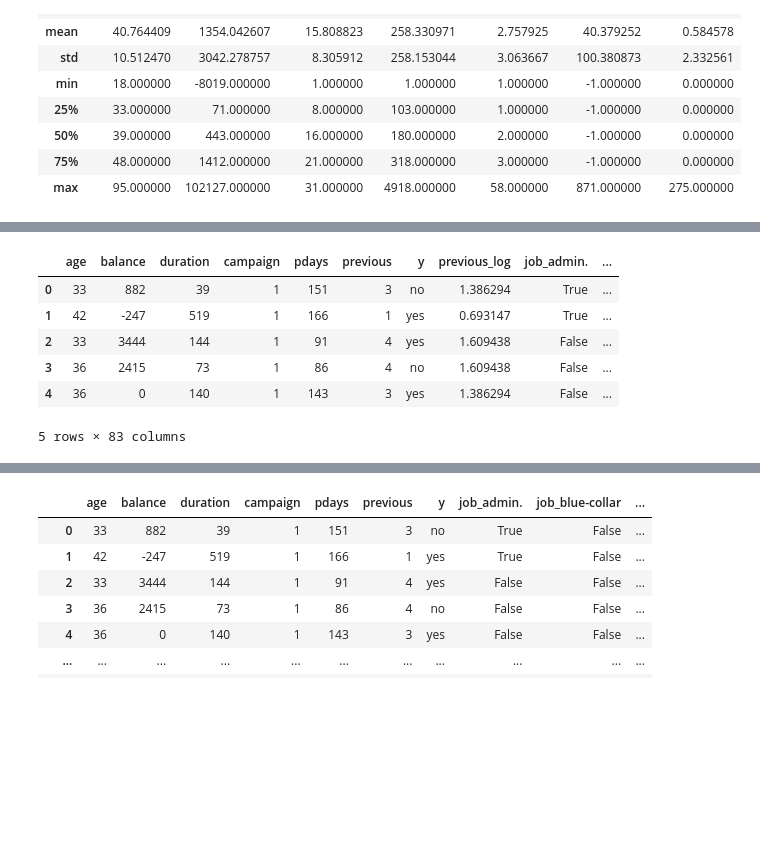
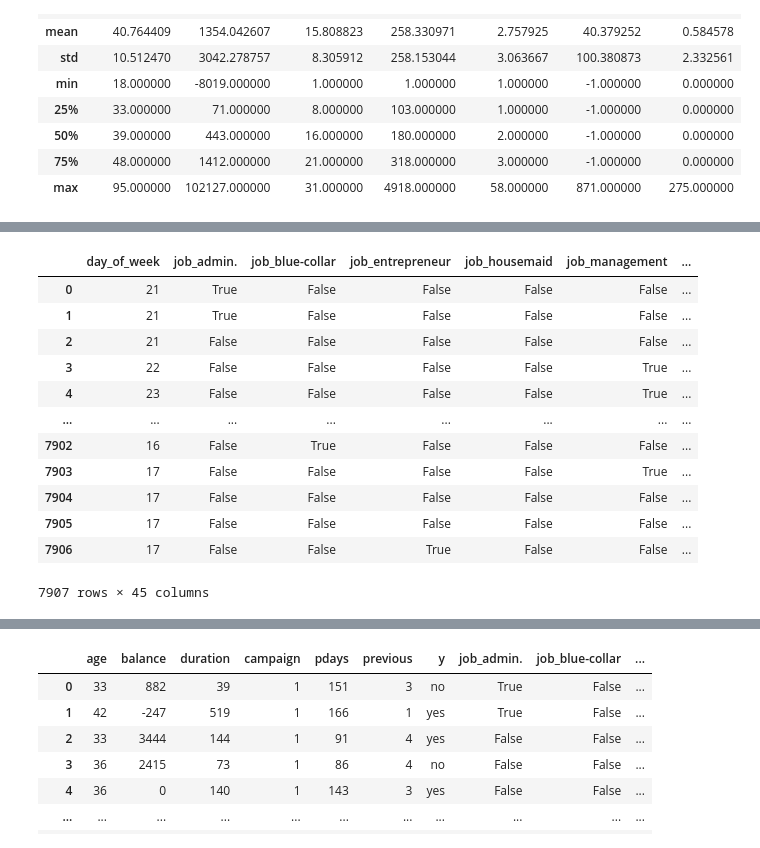
Before and after one commit to greasycat/ds5220-group, a Jupyter notebook: eda.ipynb, the cells around one changed output, grey strips where cells are left out. Saved outputs shown, nothing was run; the diff lists cells and outputs as text; code cells hidden in the pictures; blank space fills up the shorter version.

```diff
--- a/eda.ipynb
+++ b/eda.ipynb
@@ -412,18 +408,22 @@ Index: []
 # %%
 # one hot encode categorical features
-df_t = pd.get_dummies(df_p, columns=['job', 'marital', 'education', 'default', 'housing', 'loan', 'poutcome', 'month', 'day_of_week'])
+columns = ['job', 'marital', 'education', 'default', 'housing', 'loan', 'poutcome', 'month', 'day_of_week']
+df_t = pd.get_dummies(df_p[columns])
 
-# merge with numerical features
+# # merge with numerical features
 df_t = pd.concat([df_t, df_p[['age', 'balance', 'duration', 'campaign', 'pdays', 'previous']]], axis=1).reset_index(drop=True)
-
-
-display(df_t.head())
-display(df_t.describe())
+display(df_t)
 # %% [output]
-|  | age | balance | duration | campaign | pdays | previous | y | previous_log | job_admin. | ... |
-| 0 | 33 | 882 | 39 | 1 | 151 | 3 | no | 1.386294 | True | ... |
-| 1 | 42 | -247 | 519 | 1 | 166 | 1 | yes | 0.693147 | True | ... |
-| 2 | 33 | 3444 | 144 | 1 | 91 | 4 | yes | 1.609438 | False | ... |
-| 3 | 36 | 2415 | 73 | 1 | 86 | 4 | no | 1.609438 | False | ... |
-| 4 | 36 | 0 | 140 | 1 | 143 | 3 | yes | 1.386294 | False | ... |
+|  | day_of_week | job_admin. | job_blue-collar | job_entrepreneur | job_housemaid | job_management | ... |
+| 0 | 21 | True | False | False | False | False | ... |
+| 1 | 21 | True | False | False | False | False | ... |
+| 2 | 21 | False | False | False | False | False | ... |
+| 3 | 22 | False | False | False | False | True | ... |
+| 4 | 23 | False | False | False | False | True | ... |
+| ... | ... | ... | ... | ... | ... | ... | ... |
+| 7902 | 16 | False | True | False | False | False | ... |
+| 7903 | 17 | False | False | False | False | True | ... |
+| 7904 | 17 | False | False | False | False | False | ... |
+| 7905 | 17 | False | False | False | False | False | ... |
+| 7906 | 17 | False | False | True | False | False | ... |
-5 rows × 83 columns
+7907 rows × 45 columns
```
Also changed, not shown: parts of 24 cells of this notebook, 2 other files.
